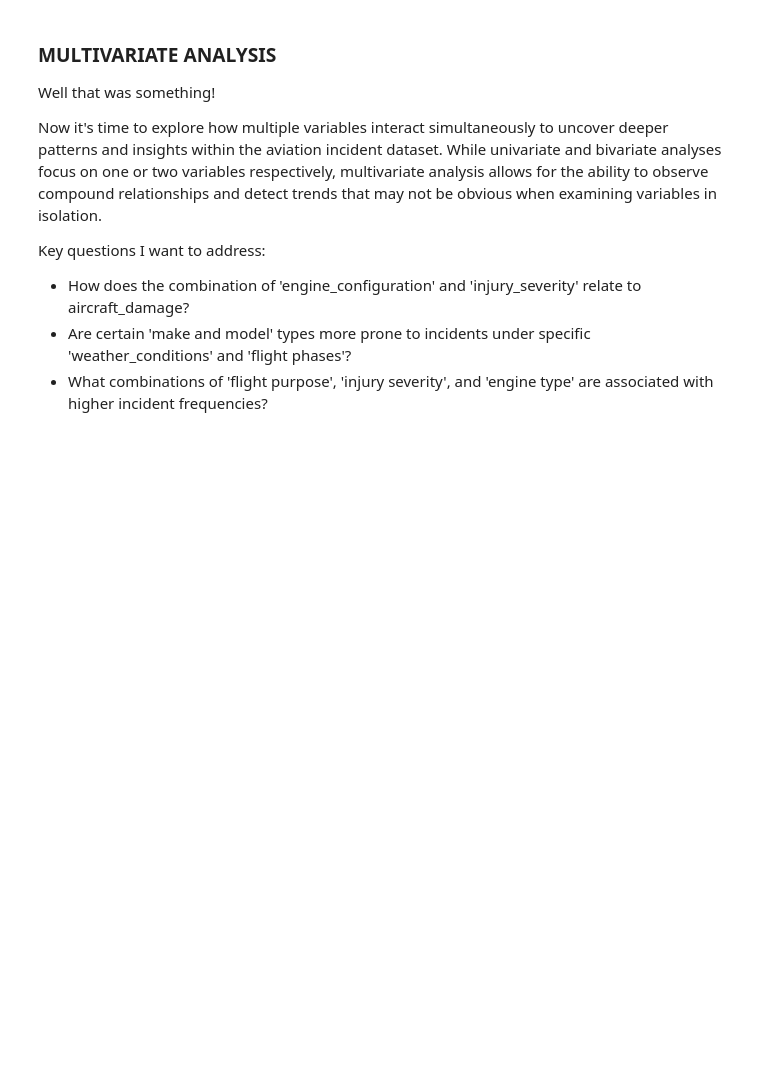
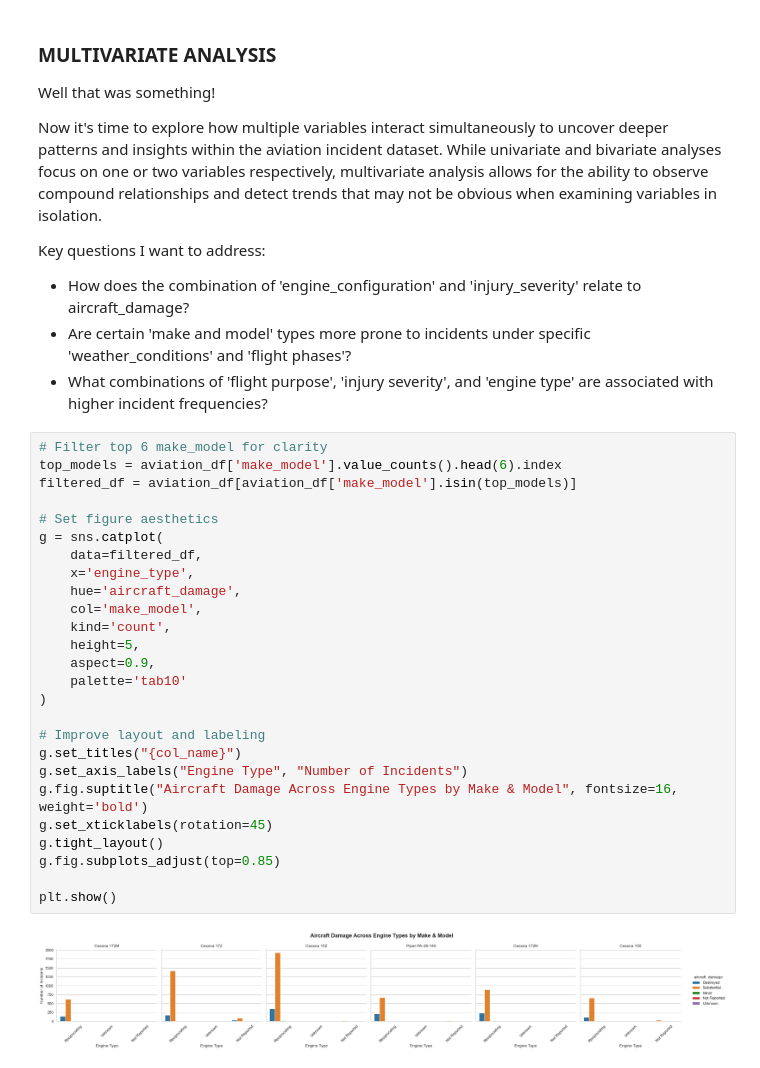
Before and after one commit to Vain-Guy/Capstone-Project-Moringa, a Jupyter notebook: notebook.ipynb, the cells around one changed output. Drawn from its saved outputs; the diff is of its cells as text; blank space fills up the shorter version.

```diff
--- a/notebook.ipynb
+++ b/notebook.ipynb
@@ -1970,3 +2050,31 @@ Key questions I want to address:
 - How does the combination of 'engine_configuration' and 'injury_severity' relate to aircraft_damage?
 - Are certain 'make and model' types more prone to incidents under specific 'weather_conditions' and 'flight phases'?
 - What combinations of 'flight purpose', 'injury severity', and 'engine type' are associated with higher incident frequencies?
+# %%
+# Filter top 6 make_model for clarity
+top_models = aviation_df['make_model'].value_counts().head(6).index
+filtered_df = aviation_df[aviation_df['make_model'].isin(top_models)]
+
+# Set figure aesthetics
+g = sns.catplot(
+    data=filtered_df,
+    x='engine_type',
+    hue='aircraft_damage',
+    col='make_model',
+    kind='count',
+    height=5,
+    aspect=0.9,
+    palette='tab10'
+)
+
+# Improve layout and labeling
+g.set_titles("{col_name}")
+g.set_axis_labels("Engine Type", "Number of Incidents")
+g.fig.suptitle("Aircraft Damage Across Engine Types by Make & Model", fontsize=16, weight='bold')
+g.set_xticklabels(rotation=45)
+g.tight_layout()
+g.fig.subplots_adjust(top=0.85)
+
+plt.show()
+# %% [output]
+[figure, added]
```
Also changed, not shown: parts of 5 cells of this notebook.
